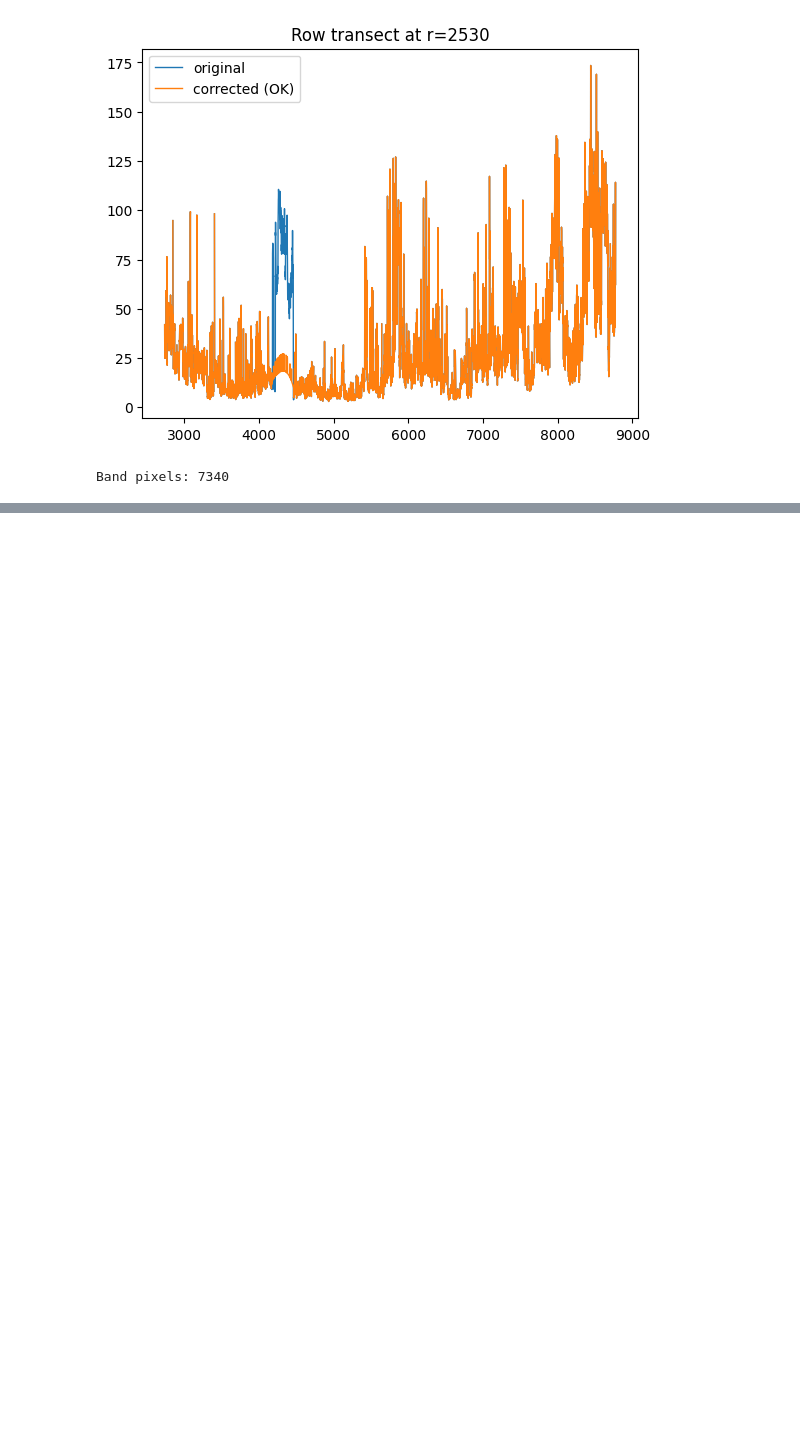
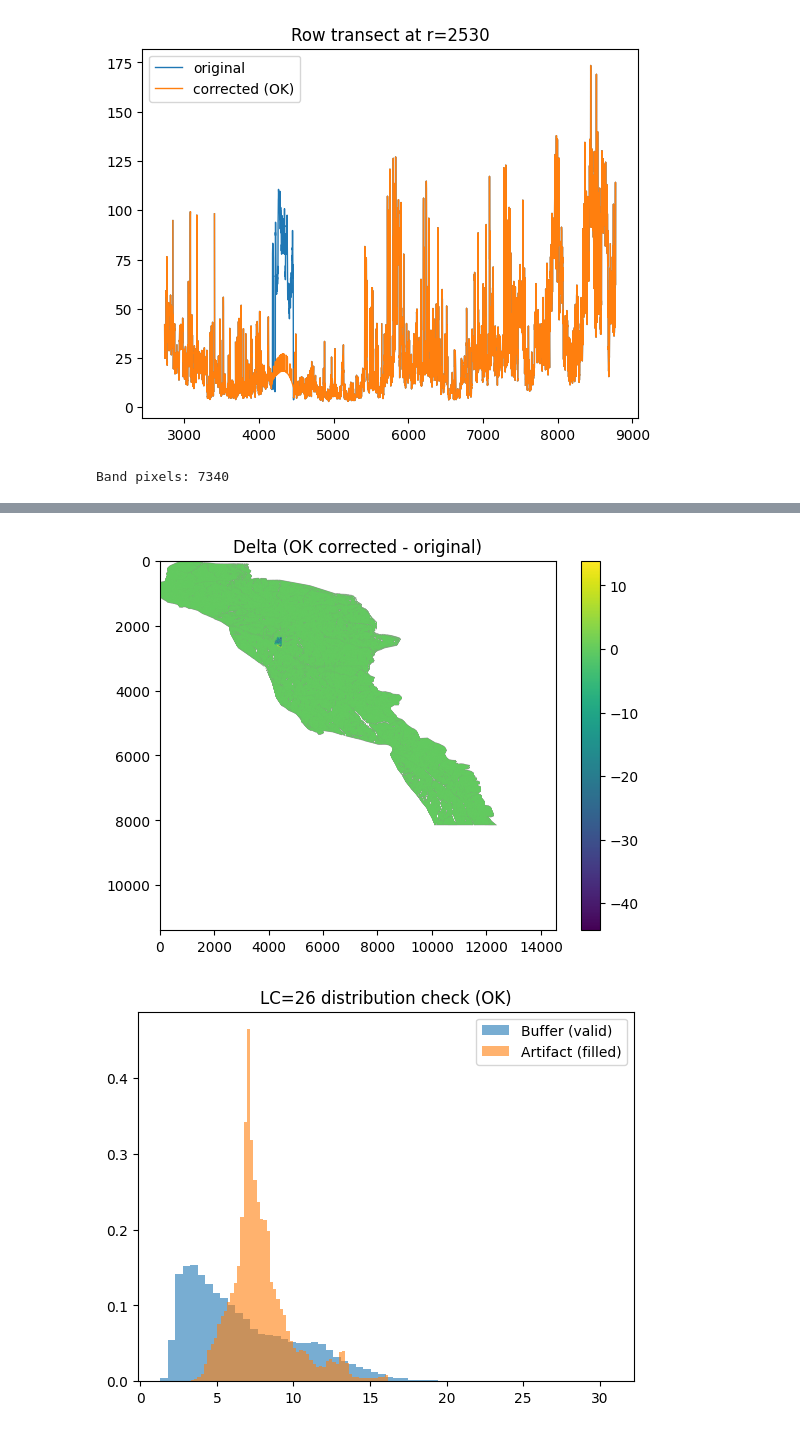
Before and after one commit to bermane/y2y-carbon-benefits, a Jupyter notebook: fix_scan_lines_artifact_soc_sothe_krigging.ipynb, the cells around one changed output, grey strips where cells are left out. Cells and saved outputs as stored; diff of their text form; code cells hidden in the pictures; blank space fills up the shorter version.

```diff
--- a/fix_scan_lines_artifact_soc_sothe_krigging.ipynb
+++ b/fix_scan_lines_artifact_soc_sothe_krigging.ipynb
@@ -519,0 +725,19 @@ mask_da.rio.to_raster(soc_mask_out_path, compress="DEFLATE")
+# %%
+# --------------------
+# Helper: row/col -> x/y coords
+# --------------------
+def idx_to_xy(rows, cols, transform=soc_trans):
+    x = transform.c + cols * transform.a + rows * transform.b
+    y = transform.f + cols * transform.d + rows * transform.e
+    return x.astype("float64"), y.astype("float64")
+
+def ok_predict_points(x_t, y_t, z_t, x_p, y_p, variogram_model="spherical"):
+    OK = OrdinaryKriging(
+        x_t, y_t, z_t,
+        variogram_model=variogram_model,
+        verbose=False,
+        enable_plotting=False,
+        coordinates_type="euclidean",
+    )
+    z_pred, _ = OK.execute("points", x_p, y_p)
+    return np.asarray(z_pred)
@@ -519,0 +802,40 @@ mask_da.rio.to_raster(soc_mask_out_path, compress="DEFLATE")
+# %%
+# ============================================================
+# Quick diagnostics (same ones you used for IDW)
+# ============================================================
+
+delta = filled_ok - soc_vals
+
+plt.figure()
+plt.imshow(delta, aspect="auto")
+plt.title("Delta (OK corrected - original)")
+plt.colorbar()
+plt.show()
+
+# Distribution check per class: buffer vs filled inside artifact
+for cls in eco_classes:
+    buf = train_base & (eco_vals == cls)
+    art = pred_base  & (eco_vals == cls)
+    if buf.sum() == 0 or art.sum() == 0:
+        continue
+
+    plt.figure()
+    plt.hist(soc_vals[buf][np.isfinite(soc_vals[buf])], bins=60, alpha=0.6, density=True, label="Buffer (valid)")
+    plt.hist(filled_ok[art][np.isfinite(filled_ok[art])], bins=60, alpha=0.6, density=True, label="Artifact (filled)")
+    plt.title(f"LC={cls} distribution check (OK)")
+    plt.legend()
+    plt.show()
+
+# Simple transect through middle of artifact
+rows, cols = np.where(pred_base)
+if len(rows):
+    r_mid = int(np.median(rows))
+    plt.figure()
+    plt.plot(soc_vals[r_mid, :], label="original", linewidth=1)
+    plt.plot(filled_ok[r_mid, :], label="corrected (OK)", linewidth=1)
+    plt.title(f"Row transect at r={r_mid}")
+    plt.legend()
+    plt.show()
+# %% [output]
+[figure, added]
+[figure, added]
```
Also changed, not shown: parts of 26 cells of this notebook, 1 other file.
